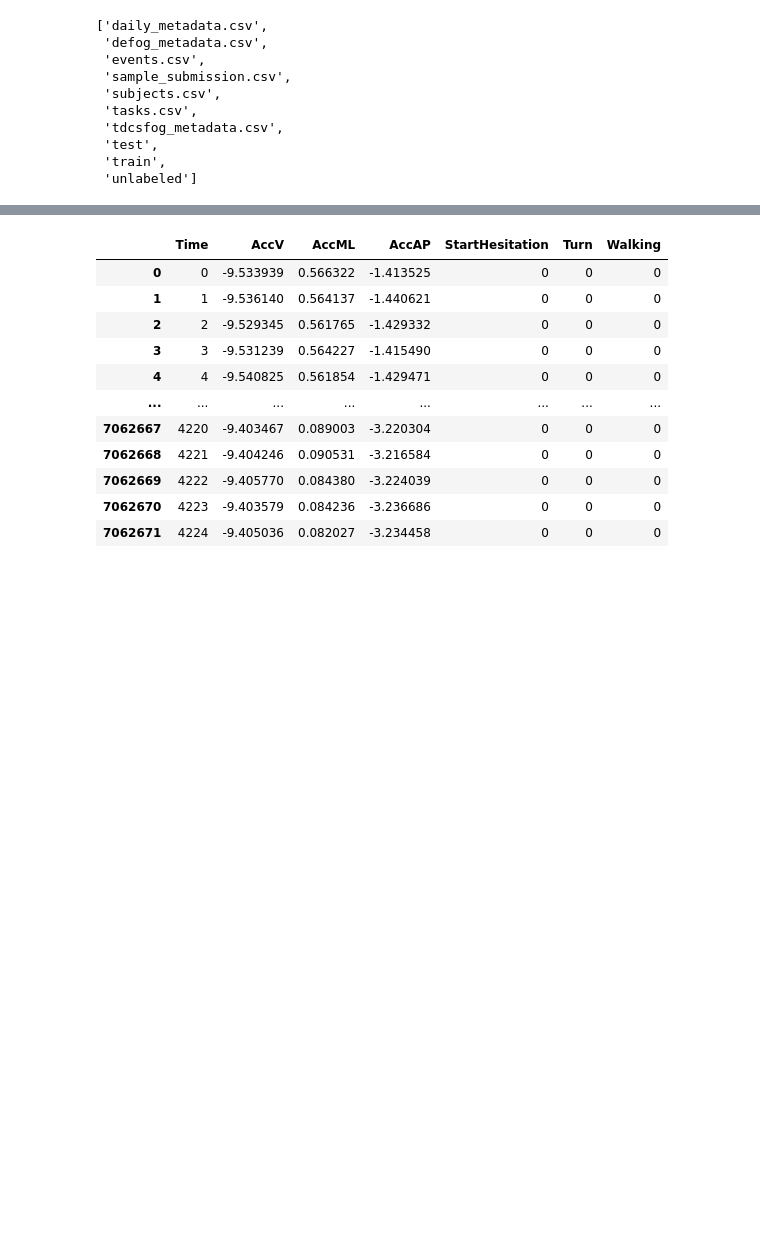
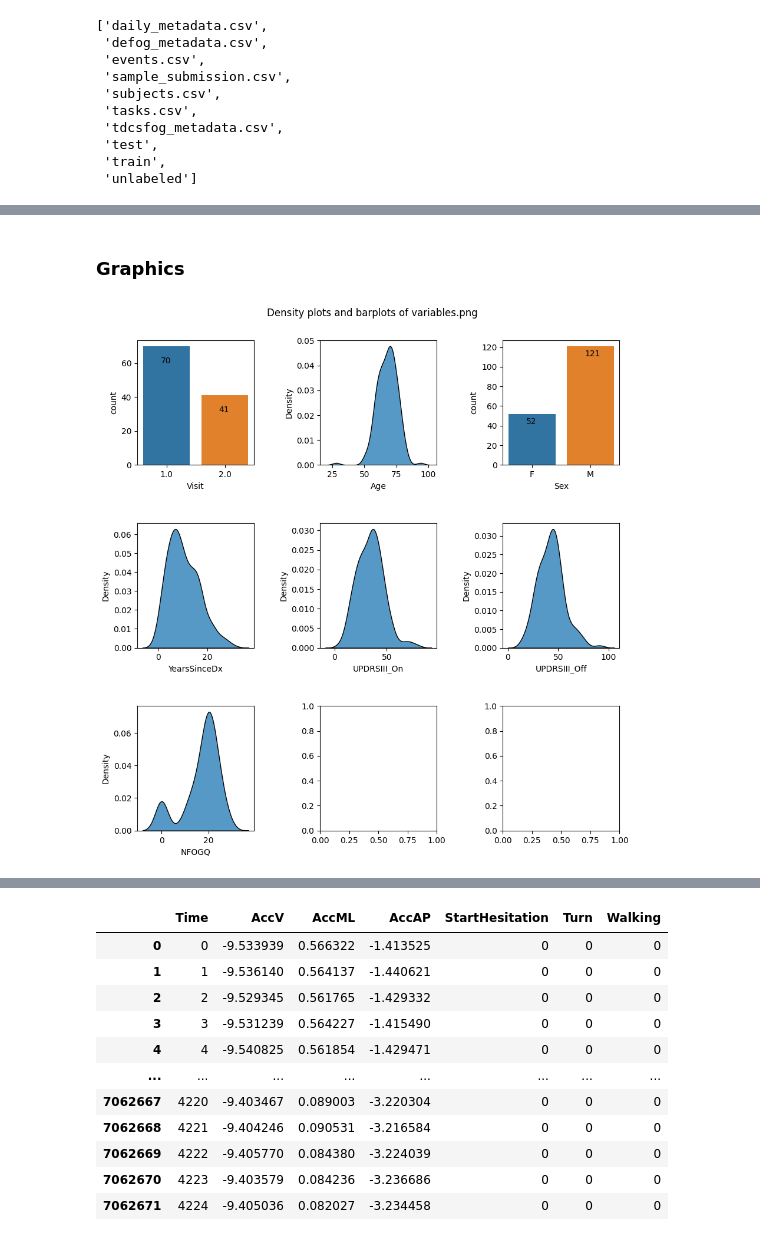
Before and after one commit to Mehdyhkn/Parkison-s-freezing, a Jupyter notebook: notebook/Processing.ipynb, the cells around one changed output, grey strips where cells are left out. Cells and saved outputs as stored; diff of their text form; code cells hidden in the pictures; blank space fills up the shorter version.

```diff
--- a/notebook/Processing.ipynb
+++ b/notebook/Processing.ipynb
@@ -41,0 +213,5 @@ tdsc_test = pd.read_csv('../data/tlvmc-parkinsons-freezing-gait-prediction/test/
+# %%
+#convert data dtypes
+subject[[  'Visit',  'Sex']] = subject[[  'Visit',  'Sex']].astype('category')
+subject.Subject = subject.Subject.astype('str')
+subject.dtypes
@@ -41,0 +248,6 @@ tdsc_test = pd.read_csv('../data/tlvmc-parkinsons-freezing-gait-prediction/test/
+# %% [markdown]
+### Graphics
+# %%
+plot_var(subject, ['Subject'])
+# %% [output]
+[figure, added]
```
Also changed, not shown: parts of 31 cells of this notebook, 2 other files.
